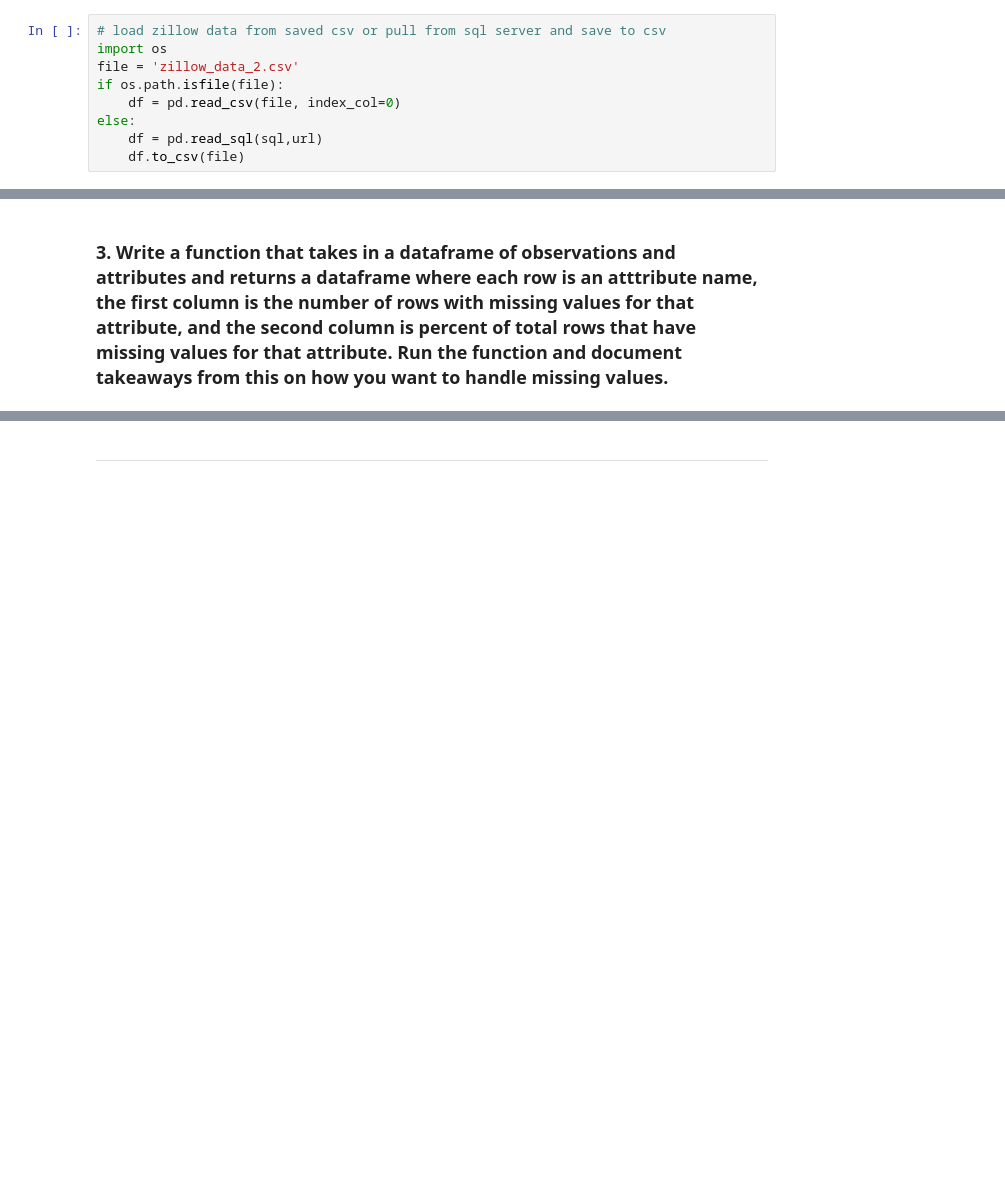
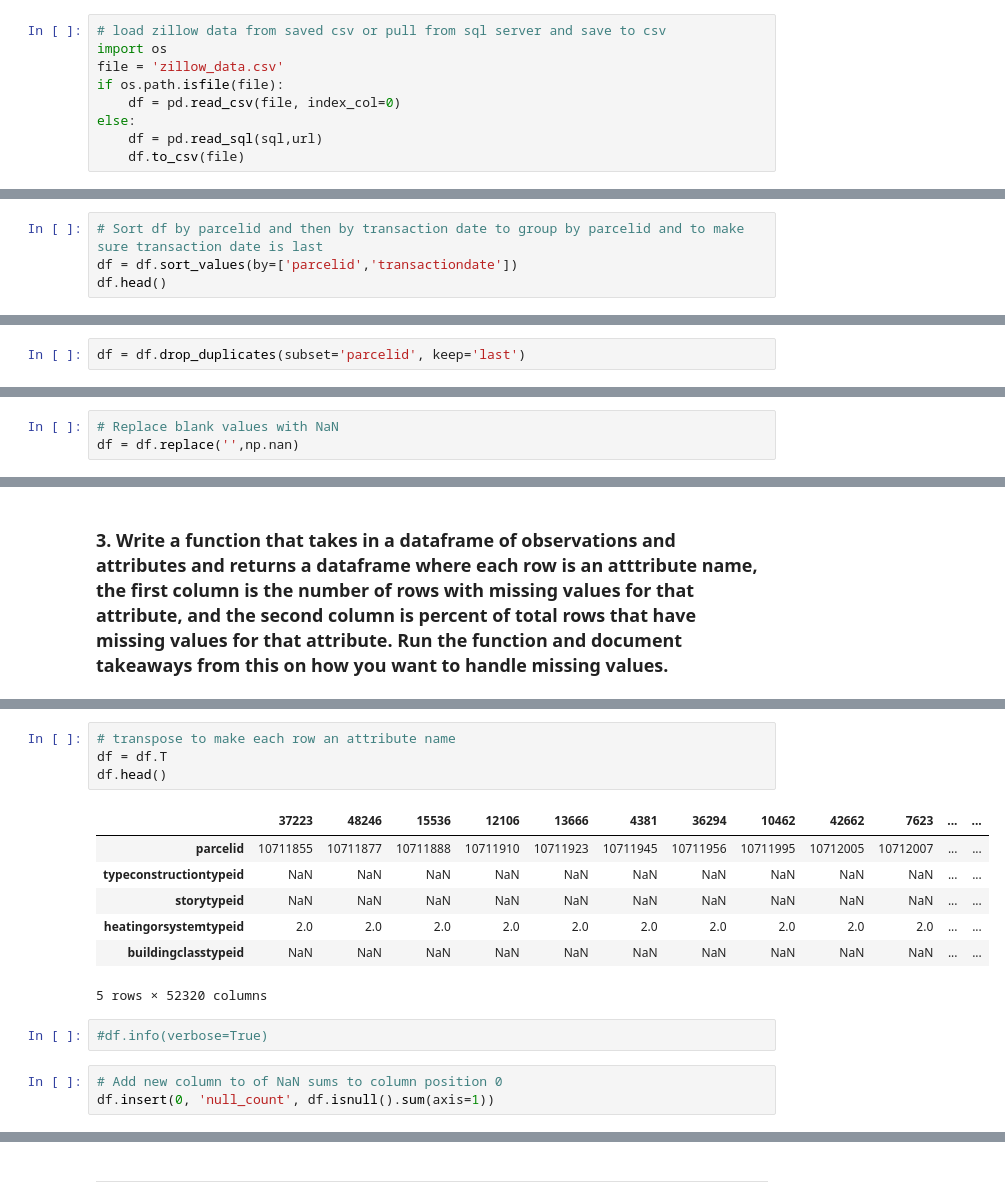
Before and after one commit to kanieladenis/clustering_exercises, a Jupyter notebook: wrangle_zillow_exercises.ipynb, the cells around one changed output, grey strips where cells are left out. Drawn from its saved outputs; the diff is of its cells as text; blank space fills up the shorter version.

Commit message:
added misc_functions.py, updated zillow_exercises notebook, updated clustering wrangle lesson

```diff
--- a/wrangle_zillow_exercises.ipynb
+++ b/wrangle_zillow_exercises.ipynb
@@ -45,7 +46,7 @@ WHERE transactiondate < '2018-01-01' AND propertylandusetypeid='261'
 # %%
 # load zillow data from saved csv or pull from sql server and save to csv
 import os
-file = 'zillow_data_2.csv'
+file = 'zillow_data.csv'
 if os.path.isfile(file):
     df = pd.read_csv(file, index_col=0)
 else:
@@ -53,0 +74,4 @@ else:
+# %%
+# Sort df by parcelid and then by transaction date to group by parcelid and to make sure transaction date is last
+df = df.sort_values(by=['parcelid','transactiondate'])
+df.head()
@@ -53,0 +86,2 @@ else:
+# %%
+df = df.drop_duplicates(subset='parcelid', keep='last')
@@ -151,0 +96,3 @@ df[df.duplicated()]
+# %%
+# Replace blank values with NaN
+df = df.replace('',np.nan)
@@ -159,0 +341,17 @@ df[df.duplicated()]
+# %%
+# transpose to make each row an attribute name
+df = df.T
+df.head()
+# %% [output]
+|  | 37223 | 48246 | 15536 | 12106 | 13666 | 4381 | 36294 | 10462 | 42662 | 7623 | ... | ... |
+| parcelid | 10711855 | 10711877 | 10711888 | 10711910 | 10711923 | 10711945 | 10711956 | 10711995 | 10712005 | 10712007 | ... | ... |
+| typeconstructiontypeid | NaN | NaN | NaN | NaN | NaN | NaN | NaN | NaN | NaN | NaN | ... | ... |
+| storytypeid | NaN | NaN | NaN | NaN | NaN | NaN | NaN | NaN | NaN | NaN | ... | ... |
+| heatingorsystemtypeid | 2.0 | 2.0 | 2.0 | 2.0 | 2.0 | 2.0 | 2.0 | 2.0 | 2.0 | 2.0 | ... | ... |
+| buildingclasstypeid | NaN | NaN | NaN | NaN | NaN | NaN | NaN | NaN | NaN | NaN | ... | ... |
+5 rows × 52320 columns
+# %%
+#df.info(verbose=True)
+# %%
+# Add new column to of NaN sums to column position 0
+df.insert(0, 'null_count', df.isnull().sum(axis=1))
```
Also changed, not shown: parts of 41 cells of this notebook, 2 other files.
